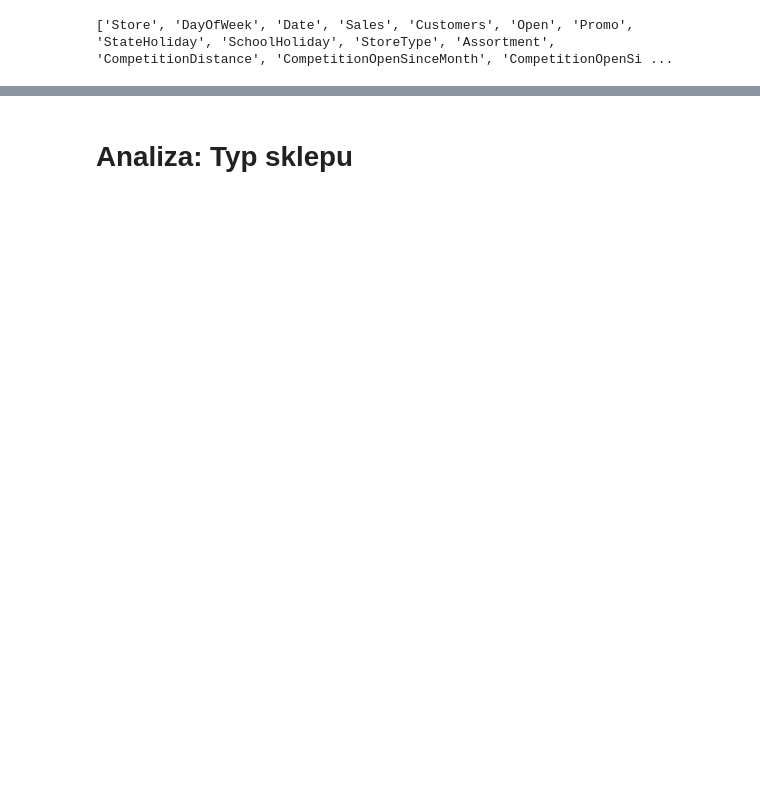
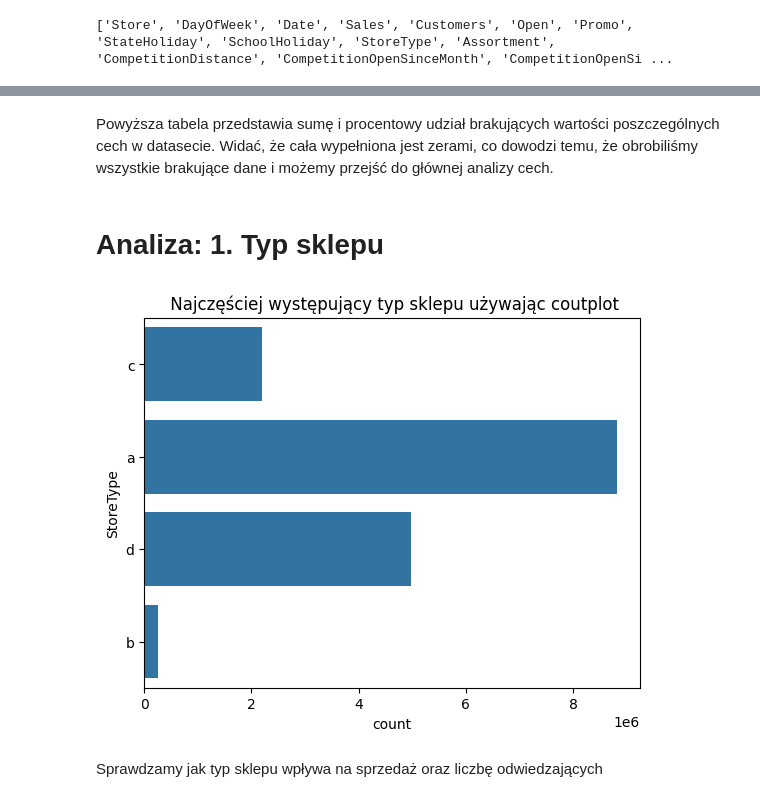
Before and after one commit to AgniechaP/EAD_project_1, a Jupyter notebook: blok_2/projekt_blok_2.ipynb, the cells around one changed output, grey strips where cells are left out. Drawn from its saved outputs; the diff is of its cells as text; code cells hidden in the pictures; blank space fills up the shorter version.

```diff
--- a/blok_2/projekt_blok_2.ipynb
+++ b/blok_2/projekt_blok_2.ipynb
@@ -81,2 +257,12 @@ dtype: int64
+# %% [markdown]
+Powyższa tabela przedstawia sumę i procentowy udział brakujących wartości poszczególnych cech w datasecie. Widać, że cała wypełniona jest zerami, co dowodzi temu, że obrobiliśmy wszystkie brakujące dane i możemy przejść do głównej analizy cech.
 # %% [markdown]
-# Analiza: Typ sklepu
+# Analiza: 1. Typ sklepu
+# %%
+sns.countplot(merged_data['StoreType'])
+plt.title(f" Najczęściej występujący typ sklepu używając coutplot")
+plt.show()
+# %% [output]
+[figure, added]
+# %% [markdown]
+Sprawdzamy jak typ sklepu wpływa na sprzedaż oraz liczbę odwiedzających
```
Also changed, not shown: parts of 50 cells of this notebook.
